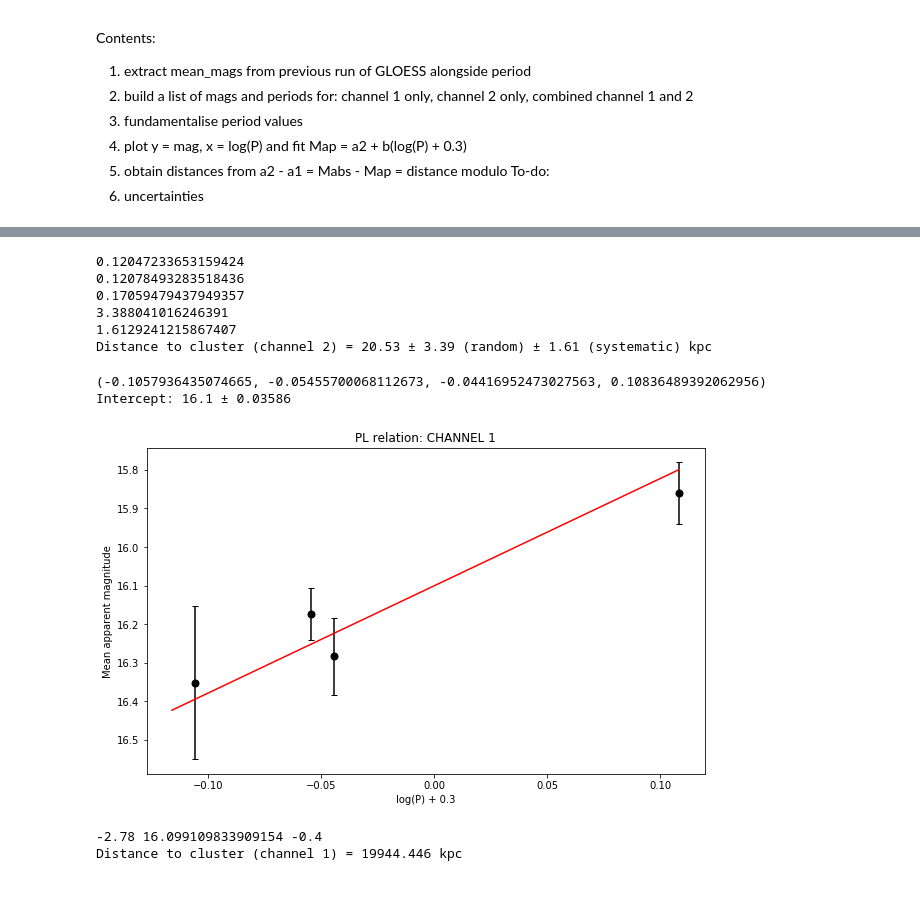
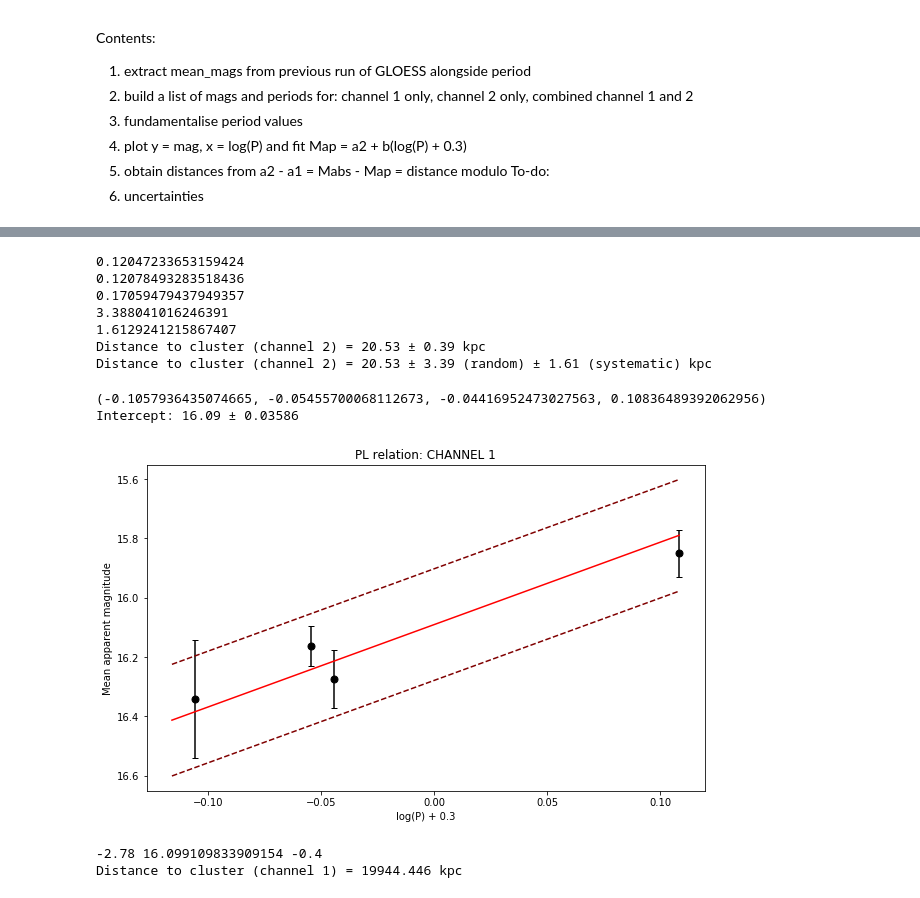
Before and after one commit to ltb24/Luke_RRLs_project, a Jupyter notebook: photometry_intro/distance_version_1p1_PAL5.ipynb, the cells around one changed output, grey strips where cells are left out. Saved outputs shown, nothing was run; the diff lists cells and outputs as text; code cells hidden in the pictures.

```diff
--- a/photometry_intro/distance_version_1p1_PAL5.ipynb
+++ b/photometry_intro/distance_version_1p1_PAL5.ipynb
@@ -1338,6 +1338,12 @@ channel 1 extinction: 0.01; channel 2 extinction: 0.008
 av_mag1 = [16.351838 - 0.01, 16.173395 - 0.01, 16.283845 - 0.01, 15.860336 - 0.01]
 av_mag1_unc = [0.1976359, 0.066419243, 0.098610148, 0.079375004]
 P_1 = [0.29322862, 0.3299461, 0.3379329, 0.64322793]
+
+av_mag1 = np.array(av_mag1)
+mean_1 = np.mean(av_mag1)
+print(mean_1)
+std_1 = np.sqrt(sum((av_mag1[0:len(av_mag1)] - mean_1)**2) / (len(av_mag1)-1))
+print(std_1)
 
 av_mag1_unc = np.array(av_mag1_unc)
 sigma_mag1_rand = np.sqrt(sum(av_mag1_unc[0:len(av_mag1_unc)]**2))
@@ -1347,6 +1353,20 @@ av_mag2 = [16.446748 - 0.008, 16.282429 - 0.008, 16.206751 - 0.008, 16.486142 -
 av_mag2_unc = [0.30583084, 0.028402311, 0.043692452, 0.06033303, 0.13886281, 0.096122091]
 P_2 = [0.29322862, 0.3324599, 0.3299461, 0.2864, 0.3379329, 0.64322793]
 
+av_mag2 = np.array(av_mag2)
+P_2 = np.array(P_2)
+#mean_2 = np.mean(av_mag2)
+#print(mean_2)
+#std_2_t = 0
+#for i in range(len(av_mag2)):
+#    std_2_t += (av_mag2[i] - mean_2)**2
+#std_2_f = np.sqrt(std_2_t / (len(av_mag2)))
+#print(std_2_f)
+#std_2 = np.sqrt(sum((av_mag2[0:len(av_mag2)] - mean_2)**2) / len(av_mag2))
+#std_2_a = np.std(av_mag2)
+#print(std_2_a)
+#print(std_2)
+
 av_mag2_unc = np.array(av_mag2_unc)
 sigma_mag2_rand = np.sqrt(sum(av_mag2_unc[0:len(av_mag2_unc)]**2))
 print(sigma_mag2_rand)
@@ -1355,6 +1375,12 @@ av_magb = [16.446748 - 0.008, 16.206751 - 0.008, 16.388659 - 0.008, 15.894889 -
 av_magb_unc = [0.30583084, 0.043692452, 0.13886281, 0.096122091]
 P_B = [0.29322862, 0.3299461, 0.3379329, 0.64322793]
 
+av_magb = np.array(av_magb)
+mean_b = np.mean(av_magb)
+print(mean_b)
+std_b = np.sqrt(sum((av_magb[0:len(av_magb)] - mean_b)**2) / len(av_magb))
+print(std_b)
+
 av_magb_unc = np.array(av_magb_unc)
 sigma_magb_rand = np.sqrt(sum(av_magb_unc[0:len(av_magb_unc)]**2))
 # %% [output]
@@ -1454,6 +1504,8 @@ sigma_dist_rand = dist * ((np.log(10)*sigma_mag2_rand) / 5)
 sigma_dist_sys = dist * ((np.log(10)*sigma_u_sys) / 5)
 print(sigma_dist_rand)
 print(sigma_dist_sys)
+sigma_dist = dist * ((np.log(10) * np.sqrt(a1_unc**2 + unc_intercept**2)) / 5)
+print('Distance to cluster (channel {0}) = {1:.4g} ± {2:.2f} kpc'.format(channel, dist, sigma_dist))
 
 print('Distance to cluster (channel {0}) = {1:.4g} ± {2:.2f} (random) ± {3:.2f} (systematic) kpc'.format(channel, dist, sigma_dist_rand, sigma_dist_sys))
 # %% [output]
@@ -1462,6 +1514,7 @@ print('Distance to cluster (channel {0}) = {1:.4g} ± {2:.2f} (random) ± {3:.2f
 0.17059479437949357
 3.388041016246391
 1.6129241215867407
+Distance to cluster (channel 2) = 20.53 ± 0.39 kpc
 Distance to cluster (channel 2) = 20.53 ± 3.39 (random) ± 1.61 (systematic) kpc
 # %%
 ## FUNDAMENTALISE PERIODS: log(P) + 0.127
@@ -1494,36 +1547,39 @@ if (channel == 2) or (channel == '4p5um'):
 ## LINE TO FIT ##
 
 def func(P, intercept):
     return intercept + b * P
 
 ## USE CHANNEL 2 DATA
 popt, pcov = curve_fit(func, P1_F, av_mag1)
 
 intercept = popt[0]
 unc_intercept = np.sqrt(float(pcov[0][0]))
 
 print('Intercept: {0:.4g} ± {1:.4g}'.format(intercept, unc_intercept))
 
 fig = plt.figure(figsize = (10, 6))
 ax = fig.add_subplot(1,1,1)
 ax.errorbar(P1_F, av_mag1, xerr = None, yerr = av_mag1_unc, marker = 'o', color = 'black', markersize = 7, capsize = 3, linestyle = 'None')
 ax.set_xlabel('log(P) + 0.3')
 ax.set_ylabel('Mean apparent magnitude')
-x = np.linspace(min(P2_F), max(P2_F), 100)
+x = np.linspace(min(P1_F), max(P1_F), 100)
+y = np.linspace(min(P1_F), max(P1_F), 100)
+ax.plot(y, y * b + (intercept + std_1), linestyle = '--', color = 'maroon')
+ax.plot(y, y * b + (intercept - std_1), linestyle = '--', color = 'maroon')
 ax.plot(x, x * b + intercept, linestyle = '-', color = 'red')
 plt.title('PL relation: CHANNEL {0}'.format(channel))
 #plt.minorticks_on()
 #plt.grid(b = True, which = 'major', lw = .5, alpha = .2, color = 'black')
 #plt.grid(b = True, which = 'minor', lw = .5, alpha = .2, color = 'black')
 plt.gca().invert_yaxis()
 savename = 'pl_relations/pl_relation_'+str(cluster)+'_'+str(channel)
 plt.savefig(savename)
 plt.show()
 plt.close()
 # %% [output]
 (-0.1057936435074665, -0.05455700068112673, -0.04416952473027563, 0.10836489392062956)
-Intercept: 16.1 ± 0.03586
+Intercept: 16.09 ± 0.03586
-[figure, old version]
+[figure, new version]
 # %%
 ## DISTANCE CALCULATION ##
 
```
Also changed, not shown: parts of 5 cells of this notebook, 10 other files.
